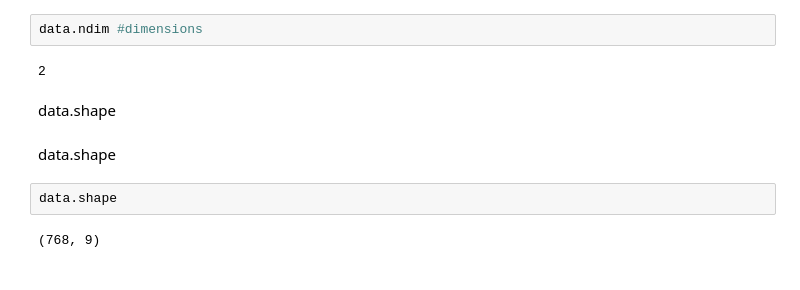
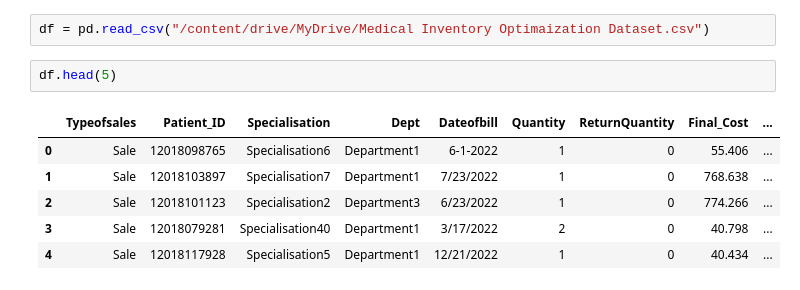
Before and after one commit to pravallikasri0229/pravallika-analyst-, a Jupyter notebook: decisiontree.ipynb, the cells around one changed output. Saved outputs shown, nothing was run; the diff lists cells and outputs as text.

```diff
--- a/decisiontree.ipynb
+++ b/decisiontree.ipynb
@@ -21,12 +11,11 @@ data.head()
-# %%
-data.ndim #dimensions
-# %% [output]
-2
-# %% [markdown]
-data.shape
-# %% [markdown]
-data.shape
-# %%
-data.shape
-# %% [output]
-(768, 9)
+# %%
+df = pd.read_csv("/content/drive/MyDrive/Medical Inventory Optimaization Dataset.csv")
+# %%
+df.head(5)
+# %% [output]
+|  | Typeofsales | Patient_ID | Specialisation | Dept | Dateofbill | Quantity | ReturnQuantity | Final_Cost | ... |
+| 0 | Sale | 12018098765 | Specialisation6 | Department1 | 6-1-2022 | 1 | 0 | 55.406 | ... |
+| 1 | Sale | 12018103897 | Specialisation7 | Department1 | 7/23/2022 | 1 | 0 | 768.638 | ... |
+| 2 | Sale | 12018101123 | Specialisation2 | Department3 | 6/23/2022 | 1 | 0 | 774.266 | ... |
+| 3 | Sale | 12018079281 | Specialisation40 | Department1 | 3/17/2022 | 2 | 0 | 40.798 | ... |
+| 4 | Sale | 12018117928 | Specialisation5 | Department1 | 12/21/2022 | 1 | 0 | 40.434 | ... |
```
Also changed, not shown: parts of 26 cells of this notebook.
